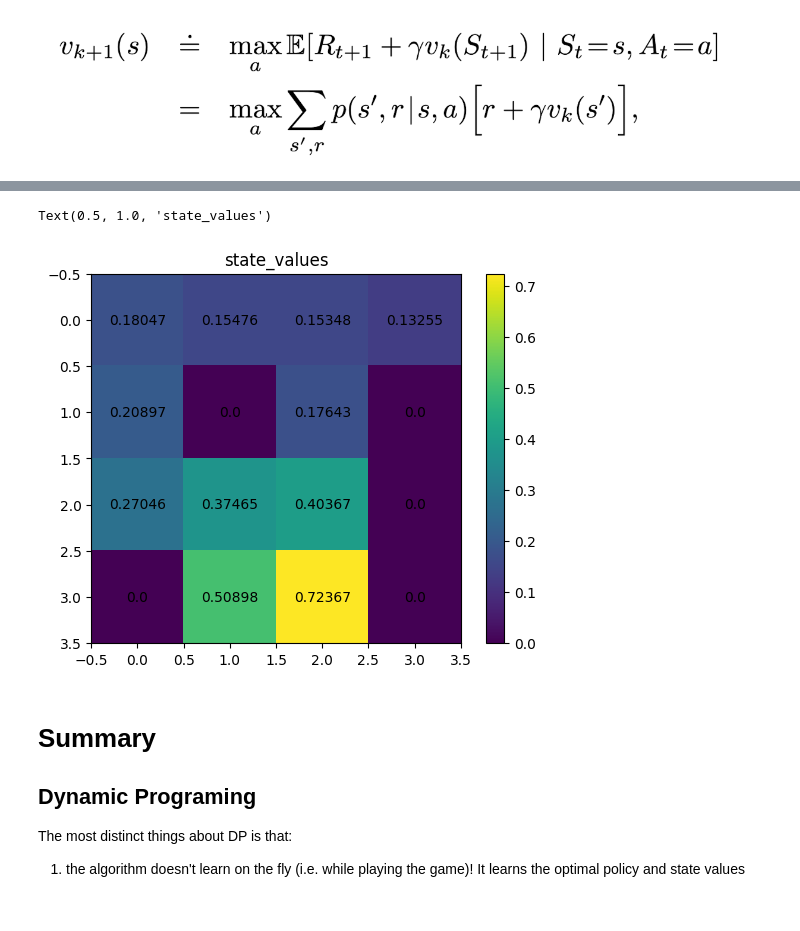
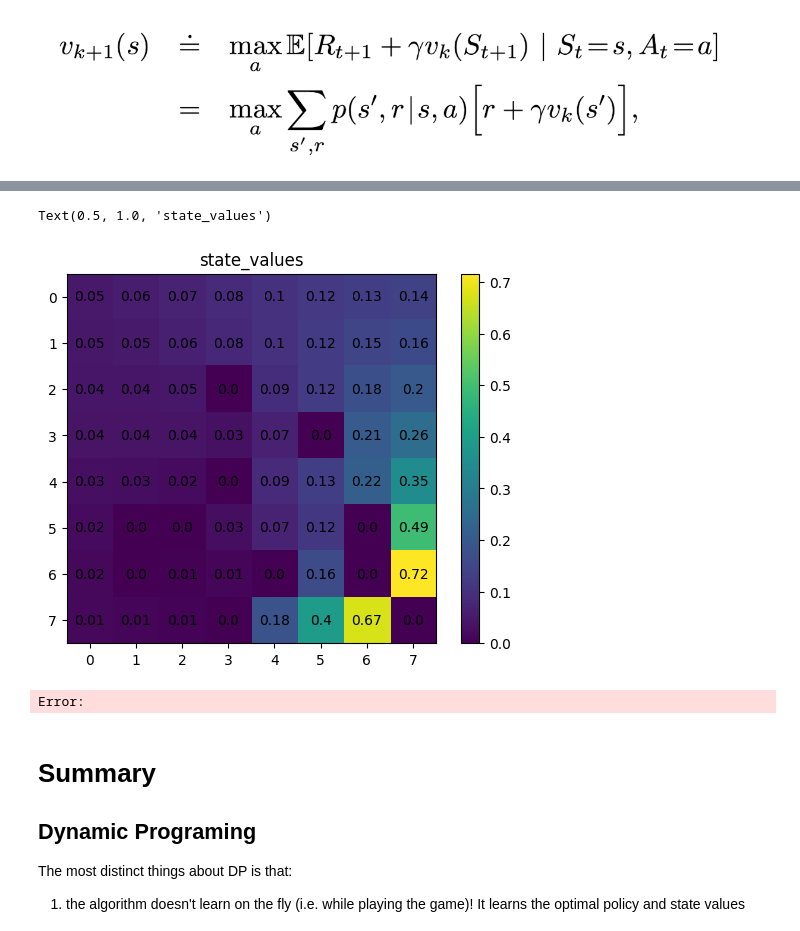
Before and after one commit to tonywang1990/mini-rl, a Jupyter notebook: notebooks/dynamic_programming.ipynb, the cells around one changed output, grey strips where cells are left out. Drawn from its saved outputs; the diff is of its cells as text; code cells hidden in the pictures.

```diff
--- a/notebooks/dynamic_programming.ipynb
+++ b/notebooks/dynamic_programming.ipynb
@@ -37,7 +37,7 @@ Policy Improvement
 #  - CliffWalking-v0: gym.make('CliffWalking-v0')
 #  - FrozenLake-v1: gym.make('FrozenLake-v1', desc=None, map_name="8x8", is_slippery=True)
 video_path = "../video/dp.mp4"
-env = gym.make('FrozenLake-v1', desc=None, map_name="4x4", is_slippery=True, render_mode='rgb_array') #gym.make('CliffWalking-v0')
+env = gym.make('FrozenLake-v1', desc=None, map_name="8x8", is_slippery=True, render_mode='rgb_array') #gym.make('CliffWalking-v0')
 
 agent_type = 'value'
 # Create Agent:
@@ -78,21 +78,22 @@ Moviepy - video ready ../video/dp.mp4
 # %%
 # Plot the action values.
 # cliff walking
-shape = (4,12,4)
+#shape = (4,12,4)
 # frozen lake
-#shape = (8,8,4)
-shape = (4,4,4)
+shape = (8,8,4)
+#shape = (4,4,4)
 
 plt.figure(0)
 grid = agent._state_values.reshape(shape[:2])
 plt.imshow(grid)
 for (j,i),label in np.ndenumerate(grid):
-    plt.text(i,j,round(label, 5), ha='center',va='center')
+    plt.text(i,j,round(label, 2), ha='center',va='center')
 plt.colorbar(orientation='vertical')
 plt.title("state_values")
 # %% [output]
 Text(0.5, 1.0, 'state_values')
-[figure, old version]
+[figure, new version]
+Error:
 # %% [markdown]
 # Summary
 
```
Also changed, not shown: parts of 1 cell of this notebook, 5 other files.
